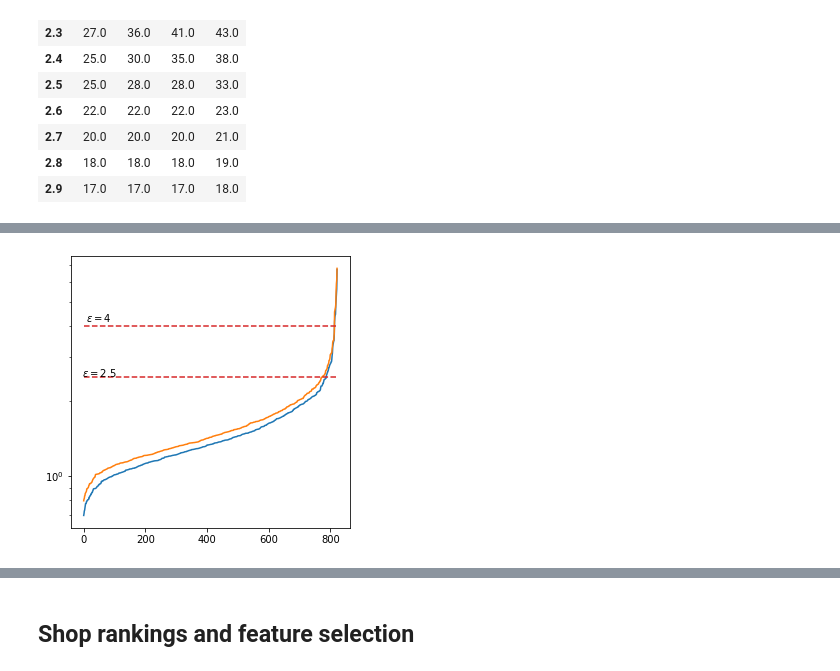
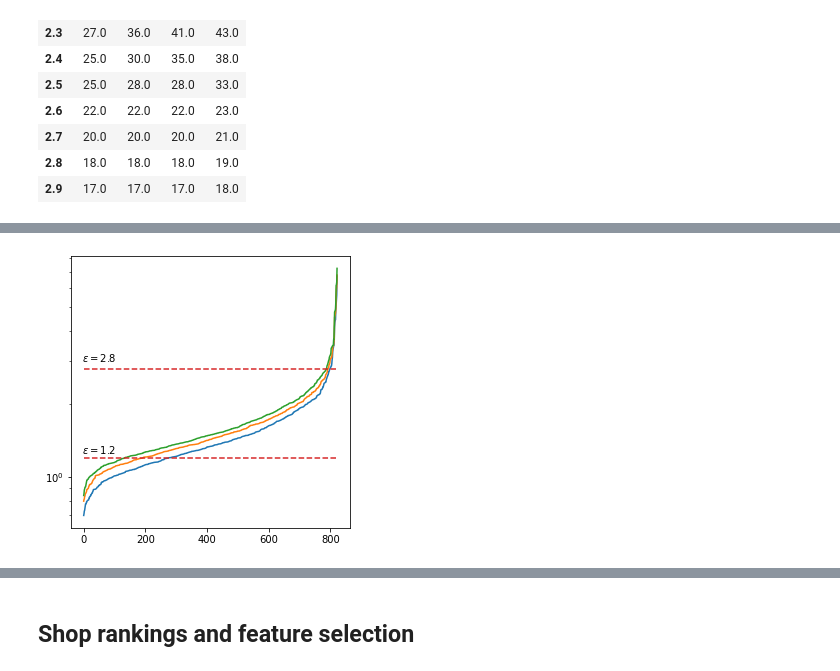
Before and after one commit to frankpietro/dm-project, a Jupyter notebook: DM_DonatiFrancaviglia_TASK1/data_selection.ipynb, the cells around one changed output, grey strips where cells are left out. Drawn from its saved outputs; the diff is of its cells as text; code cells hidden in the pictures.

```diff
--- a/DM_DonatiFrancaviglia_TASK1/data_selection.ipynb
+++ b/DM_DonatiFrancaviglia_TASK1/data_selection.ipynb
@@ -217,28 +217,28 @@ memory usage: 93.2 KB
 # %%
 pure_data = StandardScaler().fit_transform(pure_u_df)
 dist = squareform(pdist(pure_data, 'euclidean'))
-EMIN = 2.5
-EMAX = 4
+EMIN = 1.2
+EMAX = 2.8
 KMIN = 2
-KMAX = 4
-eps_range = [x / 10 for x in range(int(EMIN * 10), int(EMAX * 10), 2)]
+KMAX = 5
+eps_range = [x / 10 for x in range(int(EMIN * 10), int(EMAX * 10))]
 k_range = [x for x in range(KMIN, KMAX)]
 
 plt.figure(figsize=(5, 5))
 for k in k_range:
     kth_distances = list()
     for d in dist:
         index_kth_distance = np.argsort(d)[k]
         kth_distances.append(d[index_kth_distance])
     plt.plot(range(0, len(kth_distances)), sorted(kth_distances), label=f'k = {k}')
 plt.hlines([EMIN, EMAX], xmin=0, xmax=data.shape[0], colors='tab:red', linestyles='--')
 plt.text(50, EMIN+0.1, f'$\epsilon={EMIN}$', fontsize=10, va='center', ha='center')
 plt.text(50, EMAX+0.3, f'$\epsilon={EMAX}$', fontsize=10, va='center', ha='center')
 
 plt.yscale('log')
 plt.show()
 # %% [output]
-[figure, old version]
+[figure, new version]
 # %%
 def entropy(v):
     relative_f = v.value_counts().values / len(v)
```
Also changed, not shown: parts of 6 cells of this notebook, 15 other files.
